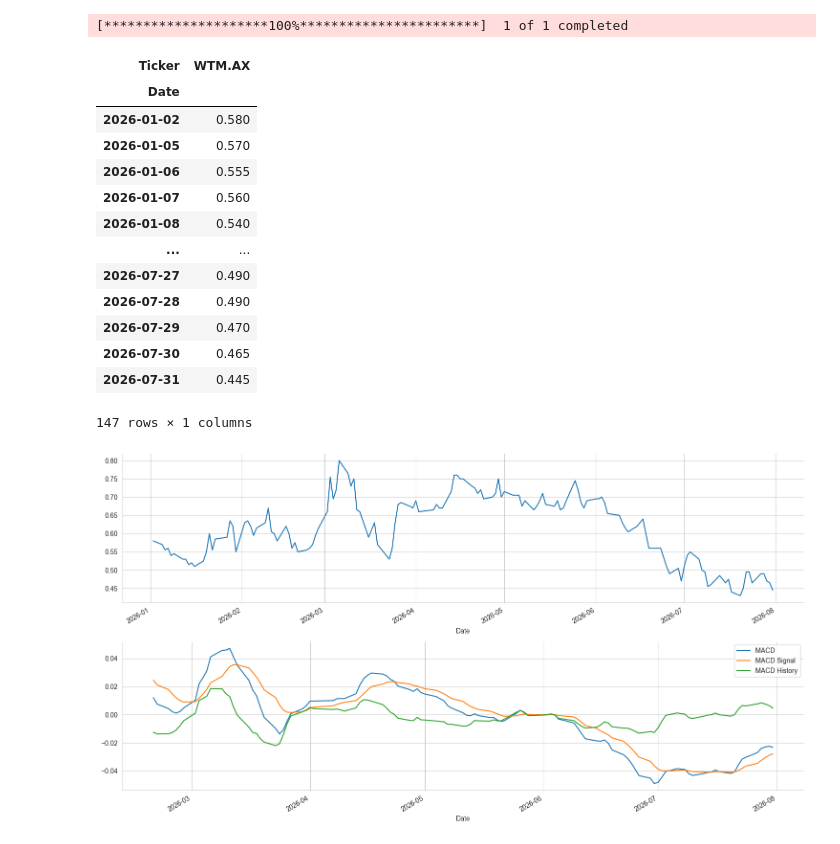
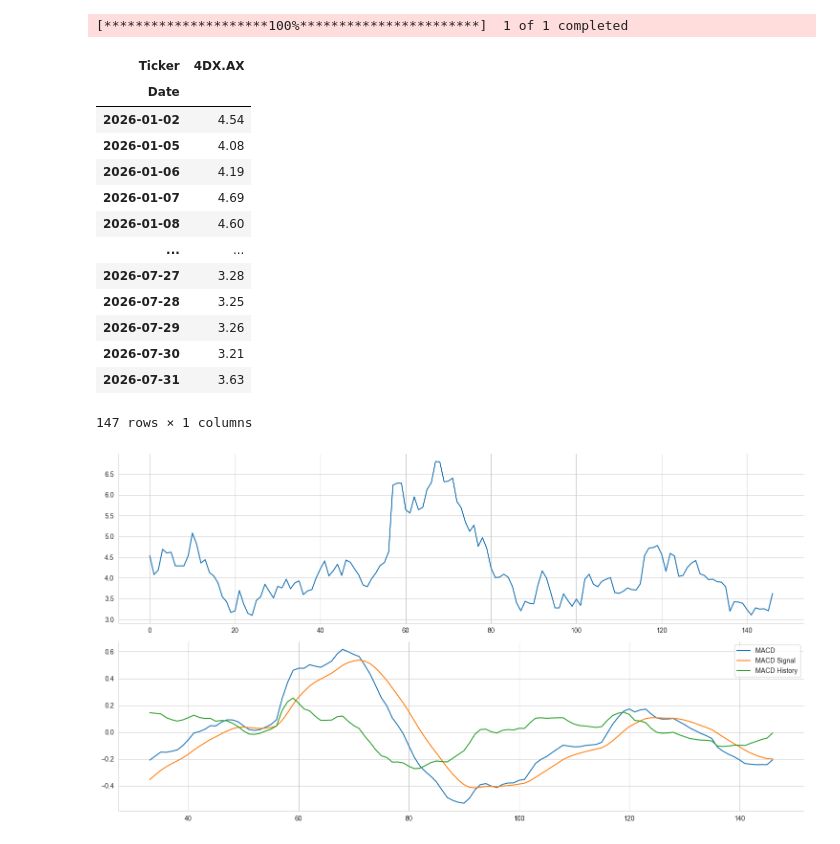
Before and after one commit to Peidon/guo, a Jupyter notebook: backend/labs/feature_engineering.ipynb, the cells around one changed output. Saved outputs shown, nothing was run; the diff lists cells and outputs as text; code cells hidden in the pictures.

```diff
--- a/backend/labs/feature_engineering.ipynb
+++ b/backend/labs/feature_engineering.ipynb
@@ -15,24 +10,26 @@ Matplotlib is building the font cache; this may take a moment.
 sns.set_style('whitegrid')
 idx = pd.IndexSlice
 # %%
-df = yf.download("WTM.AX", start="2026-01-01", end="2026-08-01")
+ticker = "4DX.AX"
+df = yf.download(ticker, start="2026-01-01", end="2026-08-01")
 df["Close"]
 # %% [output]
 [*********************100%***********************]  1 of 1 completed
-| Ticker | WTM.AX |
+| Ticker | 4DX.AX |
 | Date |  |
-| 2026-01-02 | 0.580 |
-| 2026-01-05 | 0.570 |
-| 2026-01-06 | 0.555 |
-| 2026-01-07 | 0.560 |
-| 2026-01-08 | 0.540 |
+| 2026-01-02 | 4.54 |
+| 2026-01-05 | 4.08 |
+| 2026-01-06 | 4.19 |
+| 2026-01-07 | 4.69 |
+| 2026-01-08 | 4.60 |
 | ... | ... |
-| 2026-07-27 | 0.490 |
-| 2026-07-28 | 0.490 |
-| 2026-07-29 | 0.470 |
-| 2026-07-30 | 0.465 |
-| 2026-07-31 | 0.445 |
+| 2026-07-27 | 3.28 |
+| 2026-07-28 | 3.25 |
+| 2026-07-29 | 3.26 |
+| 2026-07-30 | 3.21 |
+| 2026-07-31 | 3.63 |
 147 rows × 1 columns
 # %%
-up, mid, low = BBANDS(df['Close']['WTM.AX'].to_numpy(), timeperiod=21, nbdevup=2, nbdevdn=2, matype=0)
+data = df['Close'][ticker].to_numpy()
+up, mid, low = BBANDS(data, timeperiod=21, nbdevup=2, nbdevdn=2, matype=0)
 # %%
@@ -40,14 +37,13 @@ rsi = RSI(df['Close']['WTM.AX'].to_numpy(), timeperiod=14)
 # %%
-macd, macdsignal, macdhist = MACD(df['Close']['WTM.AX'].to_numpy(), fastperiod=12, slowperiod=26, signalperiod=9)
+macd, macdsignal, macdhist = MACD(df['Close'][ticker].to_numpy(), fastperiod=12, slowperiod=26, signalperiod=9)
 # %%
-macd_data = pd.DataFrame({'WTM.AX': df['Close']['WTM.AX'],
-                          'MACD': macd, 'MACD Signal': macdsignal, 'MACD History': macdhist})
+macd_data = pd.DataFrame({ticker: data,'MACD': macd, 'MACD Signal': macdsignal, 'MACD History': macdhist})
 
 fig, axes= plt.subplots(nrows=2, figsize=(15, 8))
-macd_data['WTM.AX'].plot(ax=axes[0])
-macd_data.drop('WTM.AX', axis=1).plot(ax=axes[1])
+macd_data[ticker].plot(ax=axes[0])
+macd_data.drop(ticker, axis=1).plot(ax=axes[1])
 fig.tight_layout()
-sns.despine();
+sns.despine()
 # %% [output]
-[figure, old version]
+[figure, new version]
 # %%
```
Also changed, not shown: parts of 4 cells of this notebook, 2 other files.
